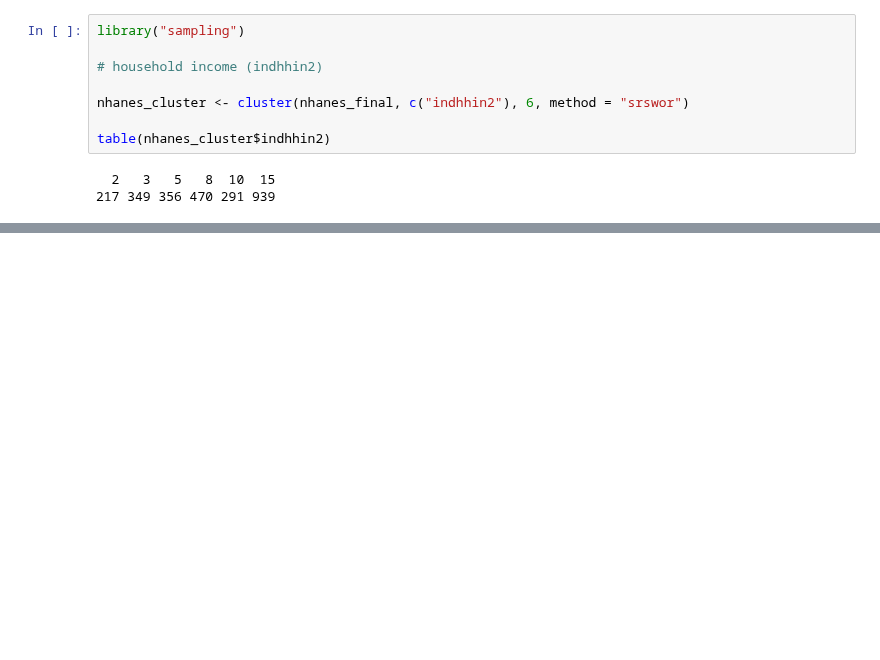
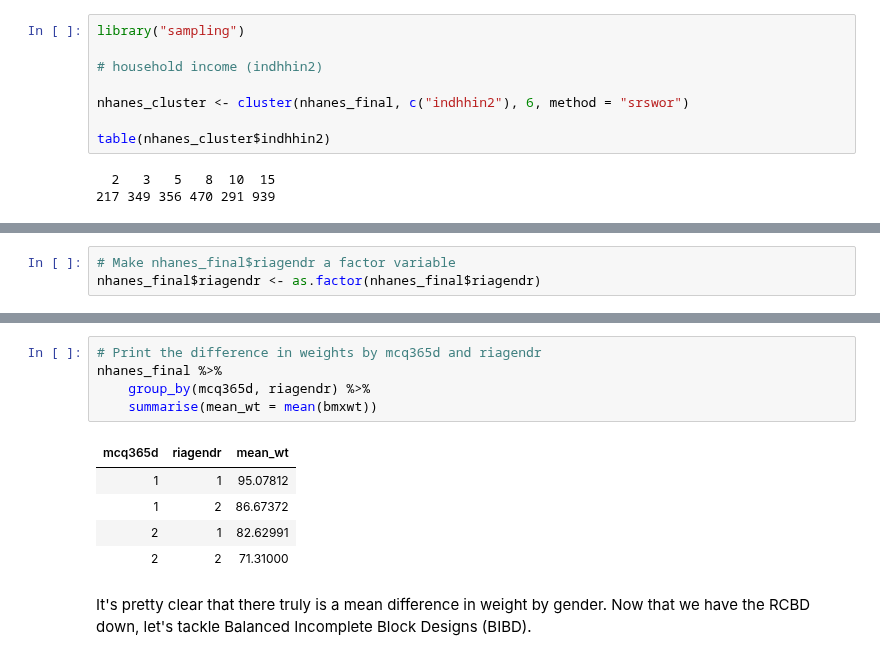
Before and after one commit to iamjz/R-Data, a Jupyter notebook: Design of Experiments.ipynb, the cells around one changed output, grey strips where cells are left out. Drawn from its saved outputs; the diff is of its cells as text; blank space fills up the shorter version.

```diff
--- a/Design of Experiments.ipynb
+++ b/Design of Experiments.ipynb
@@ -1598,0 +1695,3 @@ install.package("agricolae", repos = "")
+# %%
+# Make nhanes_final$riagendr a factor variable
+nhanes_final$riagendr <- as.factor(nhanes_final$riagendr)
@@ -1598,0 +1716,13 @@ install.package("agricolae", repos = "")
+# %%
+# Print the difference in weights by mcq365d and riagendr
+nhanes_final %>%
+    group_by(mcq365d, riagendr) %>%
+    summarise(mean_wt = mean(bmxwt))
+# %% [output]
+| mcq365d | riagendr | mean_wt |
+| 1 | 1 | 95.07812 |
+| 1 | 2 | 86.67372 |
+| 2 | 1 | 82.62991 |
+| 2 | 2 | 71.31000 |
+# %% [markdown]
+It's pretty clear that there truly is a mean difference in weight by gender. Now that we have the RCBD down, let's tackle Balanced Incomplete Block Designs (BIBD).
```
Also changed, not shown: parts of 18 cells of this notebook.
